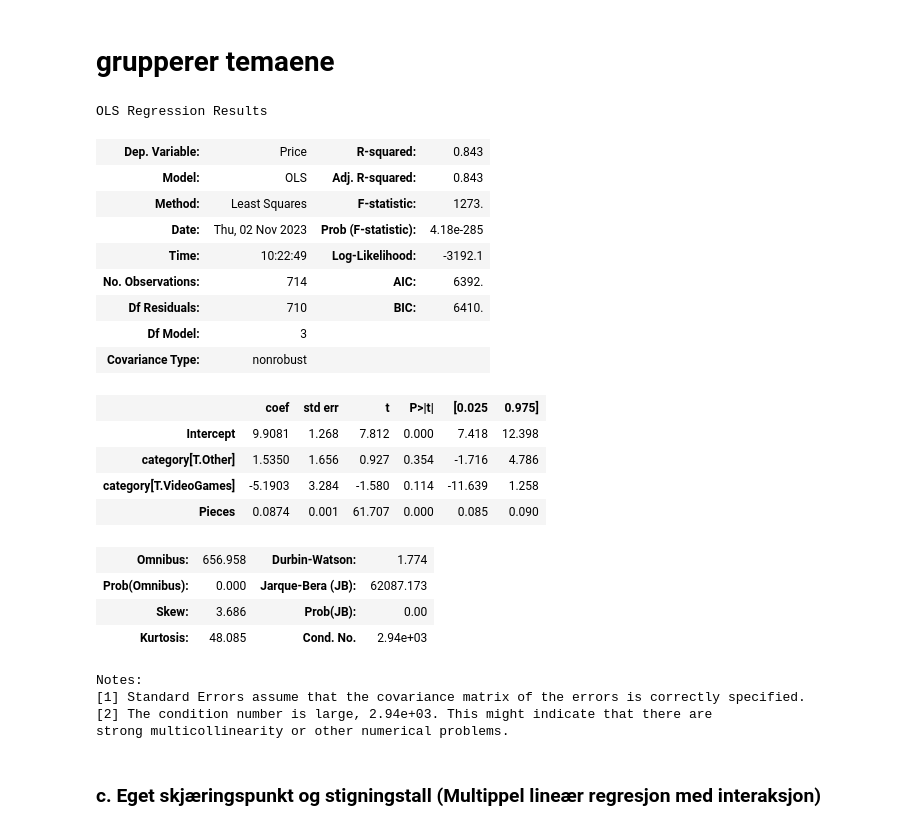
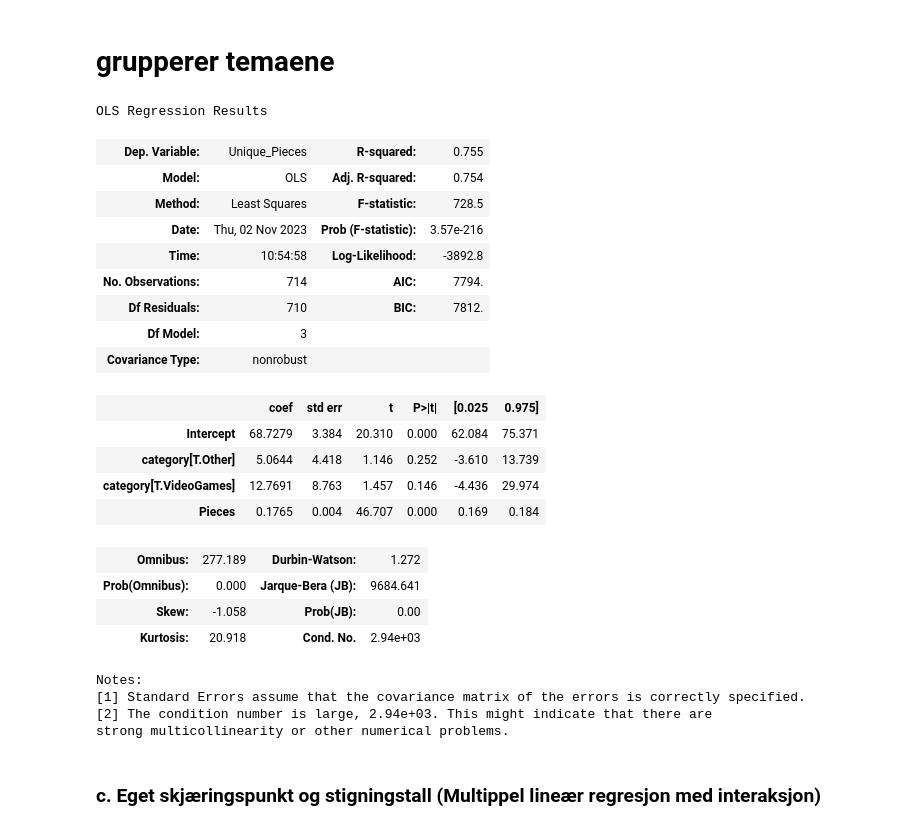
Before and after one commit to kludge7/ISTT1003-Statistikk, a Jupyter notebook: models.ipynb, the cells around one changed output. Drawn from its saved outputs; the diff is of its cells as text; code cells hidden in the pictures.

```diff
--- a/models.ipynb
+++ b/models.ipynb
@@ -179,28 +179,28 @@ for media in [film_tv, video_games, other]:
 # grupperer temaene
 # %%
 # multippel lineær regresjon
-modell3_mlr = smf.ols('Price ~ Pieces + category' , data = lego_set_data)
+modell3_mlr = smf.ols('Unique_Pieces ~ Pieces + category' , data = lego_set_data)
 modell3_mlr.fit().summary()
 # %% [output]
 OLS Regression Results
-| Dep. Variable: | Price | R-squared: | 0.843 |
-| Model: | OLS | Adj. R-squared: | 0.843 |
-| Method: | Least Squares | F-statistic: | 1273. |
-| Date: | Thu, 02 Nov 2023 | Prob (F-statistic): | 4.18e-285 |
-| Time: | 10:22:49 | Log-Likelihood: | -3192.1 |
-| No. Observations: | 714 | AIC: | 6392. |
-| Df Residuals: | 710 | BIC: | 6410. |
+| Dep. Variable: | Unique_Pieces | R-squared: | 0.755 |
+| Model: | OLS | Adj. R-squared: | 0.754 |
+| Method: | Least Squares | F-statistic: | 728.5 |
+| Date: | Thu, 02 Nov 2023 | Prob (F-statistic): | 3.57e-216 |
+| Time: | 10:54:58 | Log-Likelihood: | -3892.8 |
+| No. Observations: | 714 | AIC: | 7794. |
+| Df Residuals: | 710 | BIC: | 7812. |
 | Df Model: | 3 |  |  |
 | Covariance Type: | nonrobust |  |  |
 |  | coef | std err | t | P>|t| | [0.025 | 0.975] |
-| Intercept | 9.9081 | 1.268 | 7.812 | 0.000 | 7.418 | 12.398 |
-| category[T.Other] | 1.5350 | 1.656 | 0.927 | 0.354 | -1.716 | 4.786 |
-| category[T.VideoGames] | -5.1903 | 3.284 | -1.580 | 0.114 | -11.639 | 1.258 |
-| Pieces | 0.0874 | 0.001 | 61.707 | 0.000 | 0.085 | 0.090 |
+| Intercept | 68.7279 | 3.384 | 20.310 | 0.000 | 62.084 | 75.371 |
+| category[T.Other] | 5.0644 | 4.418 | 1.146 | 0.252 | -3.610 | 13.739 |
+| category[T.VideoGames] | 12.7691 | 8.763 | 1.457 | 0.146 | -4.436 | 29.974 |
+| Pieces | 0.1765 | 0.004 | 46.707 | 0.000 | 0.169 | 0.184 |
-| Omnibus: | 656.958 | Durbin-Watson: | 1.774 |
-| Prob(Omnibus): | 0.000 | Jarque-Bera (JB): | 62087.173 |
-| Skew: | 3.686 | Prob(JB): | 0.00 |
-| Kurtosis: | 48.085 | Cond. No. | 2.94e+03 |
+| Omnibus: | 277.189 | Durbin-Watson: | 1.272 |
+| Prob(Omnibus): | 0.000 | Jarque-Bera (JB): | 9684.641 |
+| Skew: | -1.058 | Prob(JB): | 0.00 |
+| Kurtosis: | 20.918 | Cond. No. | 2.94e+03 |
 Notes:
 [1] Standard Errors assume that the covariance matrix of the errors is correctly specified.
 [2] The condition number is large, 2.94e+03. This might indicate that there are
```
Also changed, not shown: parts of 4 cells of this notebook.
